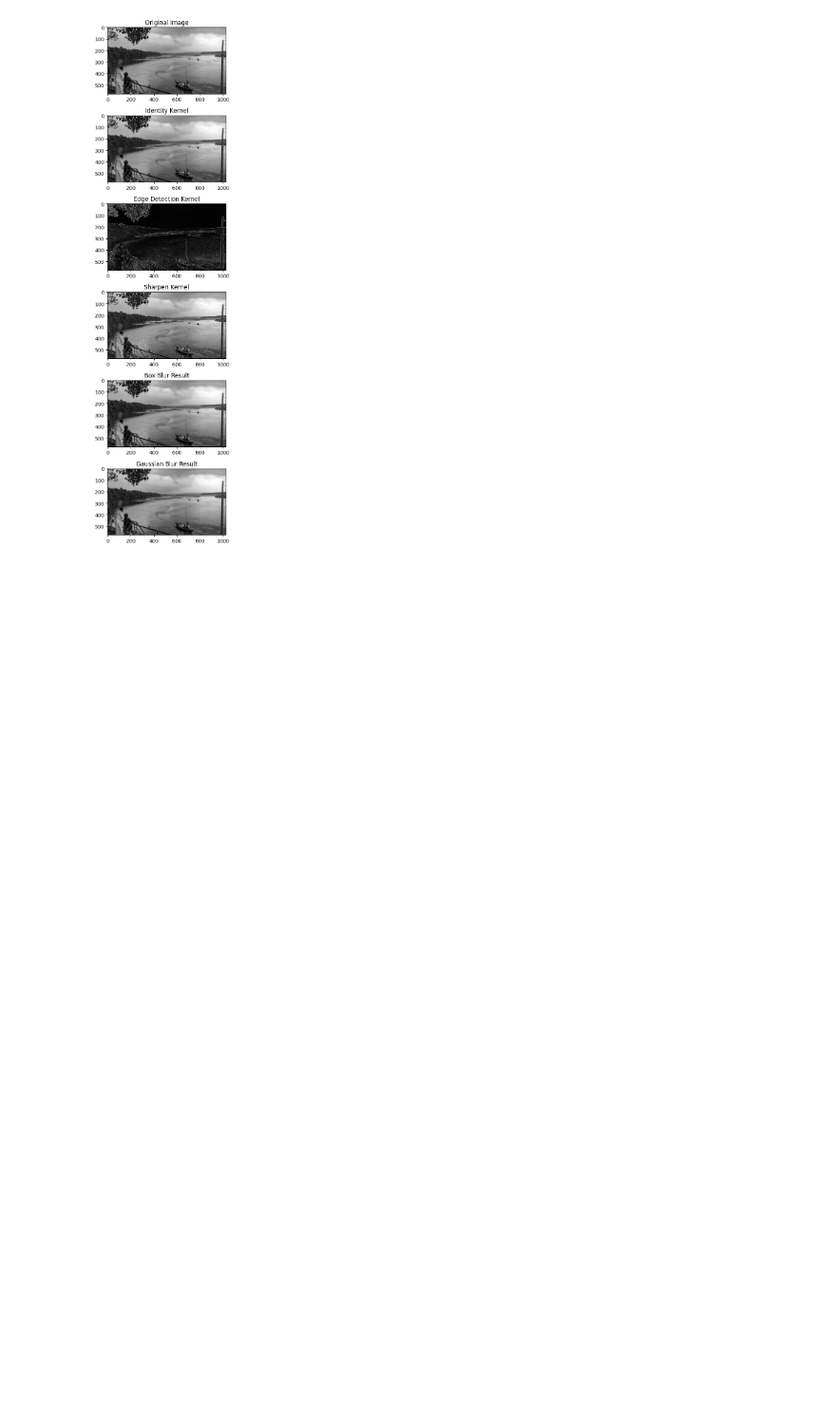
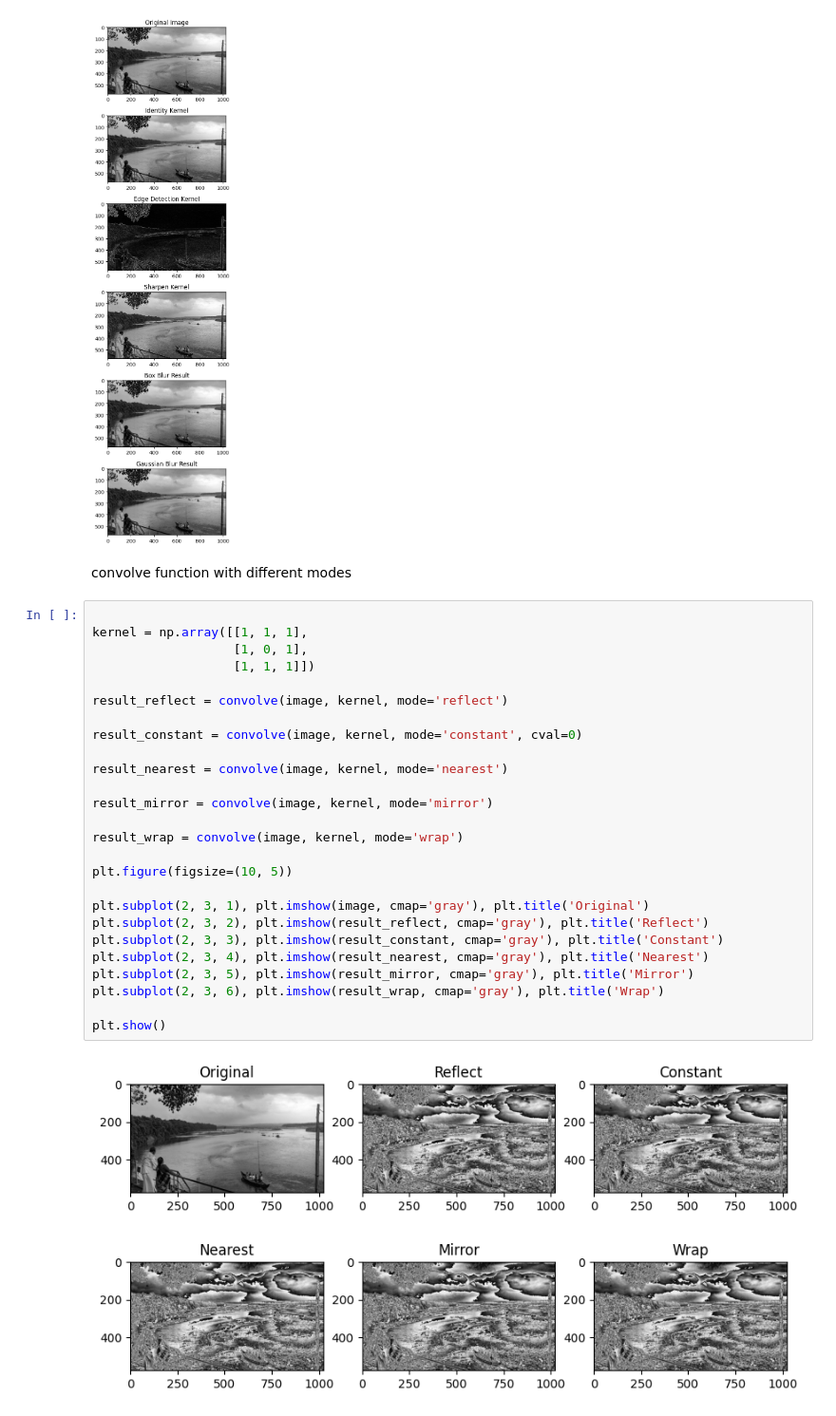
Before and after one commit to szm7/CV, a Jupyter notebook: CV_P2.ipynb, the cells around one changed output. Shown: that part at 95% size. Saved outputs shown, nothing was run; the diff lists cells and outputs as text; blank space fills up the shorter version.

```diff
--- a/CV_P2.ipynb
+++ b/CV_P2.ipynb
@@ -43,3 +56,33 @@ plt.tight_layout()
 plt.show()
 # %% [output]
 [figure]
+# %% [markdown]
+convolve function with different modes
+# %%
+
+kernel = np.array([[1, 1, 1],
+                   [1, 0, 1],
+                   [1, 1, 1]])
+
+result_reflect = convolve(image, kernel, mode='reflect')
+
+result_constant = convolve(image, kernel, mode='constant', cval=0)
+
+result_nearest = convolve(image, kernel, mode='nearest')
+
+result_mirror = convolve(image, kernel, mode='mirror')
+
+result_wrap = convolve(image, kernel, mode='wrap')
+
+plt.figure(figsize=(10, 5))
+
+plt.subplot(2, 3, 1), plt.imshow(image, cmap='gray'), plt.title('Original')
+plt.subplot(2, 3, 2), plt.imshow(result_reflect, cmap='gray'), plt.title('Reflect')
+plt.subplot(2, 3, 3), plt.imshow(result_constant, cmap='gray'), plt.title('Constant')
+plt.subplot(2, 3, 4), plt.imshow(result_nearest, cmap='gray'), plt.title('Nearest')
+plt.subplot(2, 3, 5), plt.imshow(result_mirror, cmap='gray'), plt.title('Mirror')
+plt.subplot(2, 3, 6), plt.imshow(result_wrap, cmap='gray'), plt.title('Wrap')
+
+plt.show()
+# %% [output]
+[figure, added]
```
Also changed, not shown: parts of 6 cells of this notebook.
